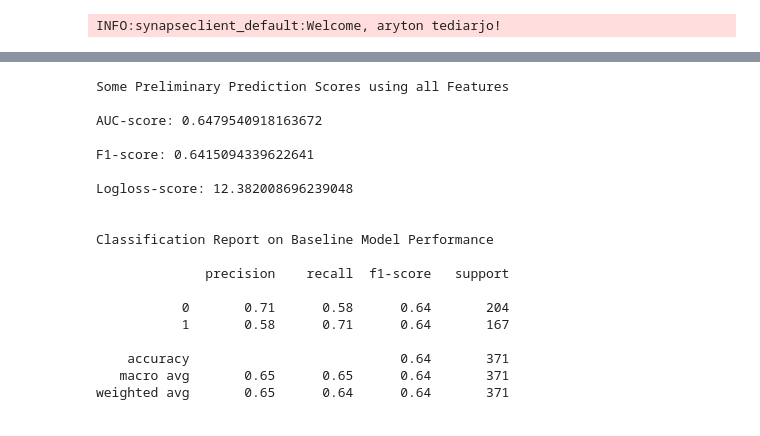
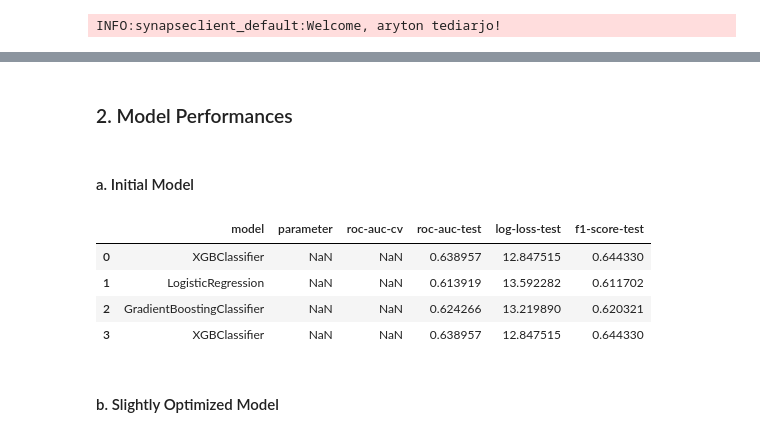
Before and after one commit to arytontediarjo/mpower-gait-analysis, a Jupyter notebook: notebooks/03.model-performances.ipynb, the cells around one changed output, grey strips where cells are left out. Drawn from its saved outputs; the diff is of its cells as text; code cells hidden in the pictures.

```diff
--- a/notebooks/03.model-performances.ipynb
+++ b/notebooks/03.model-performances.ipynb
@@ -92,33 +245,25 @@ y_pred = model.predict(X_test_impute)
-# %%
-print("Some Preliminary Prediction Scores using all Features\n")
-
-print("AUC-score: {}\n".format(metrics.roc_auc_score(y_true = y_test,
-                              y_score = y_pred)))
-print("F1-score: {}\n".format(metrics.f1_score(y_true = y_test,
-                              y_pred = y_pred)))
-print("Logloss-score: {}\n".format(metrics.log_loss(y_true = y_test,
-                              y_pred = y_pred)))
-
-
-print("\nClassification Report on Baseline Model Performance\n")
-print(metrics.classification_report(y_test, y_pred))
-# %% [output]
-Some Preliminary Prediction Scores using all Features
-
-AUC-score: 0.6479540918163672
-
-F1-score: 0.6415094339622641
-
-Logloss-score: 12.382008696239048
-
-
-Classification Report on Baseline Model Performance
-
-              precision    recall  f1-score   support
-
-           0       0.71      0.58      0.64       204
-           1       0.58      0.71      0.64       167
-
-    accuracy                           0.64       371
-   macro avg       0.65      0.65      0.64       371
-weighted avg       0.65      0.64      0.64       371
+# %% [markdown]
+### 2. Model Performances
+# %% [markdown]
+#### a. Initial Model
+# %%
+init_lr_model = LogisticRegression(random_state = 100).fit(X_train_impute, y_train)
+init_rf_model = RandomForestClassifier(random_state = 100).fit(X_train_impute, y_train)
+init_gb_model = GradientBoostingClassifier(random_state = 100).fit(X_train_impute, y_train)
+init_xgb_model = XGBClassifier(seed = 100).fit(X_train_impute, y_train)
+
+
+
+get_results_dataframe(X_test_impute, y_test,
+                      init_xgb_model,
+                     init_lr_model,
+                     init_gb_model,
+                     init_xgb_model)
+# %% [output]
+|  | model | parameter | roc-auc-cv | roc-auc-test | log-loss-test | f1-score-test |
+| 0 | XGBClassifier | NaN | NaN | 0.638957 | 12.847515 | 0.644330 |
+| 1 | LogisticRegression | NaN | NaN | 0.613919 | 13.592282 | 0.611702 |
+| 2 | GradientBoostingClassifier | NaN | NaN | 0.624266 | 13.219890 | 0.620321 |
+| 3 | XGBClassifier | NaN | NaN | 0.638957 | 12.847515 | 0.644330 |
+# %% [markdown]
+#### b. Slightly Optimized Model
```
Also changed, not shown: parts of 25 cells of this notebook.
